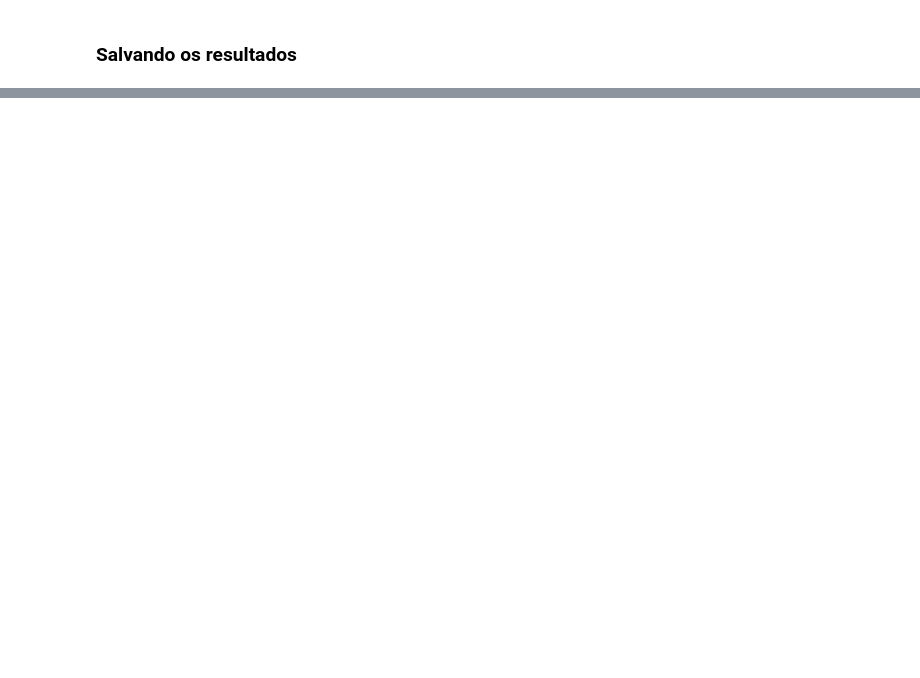
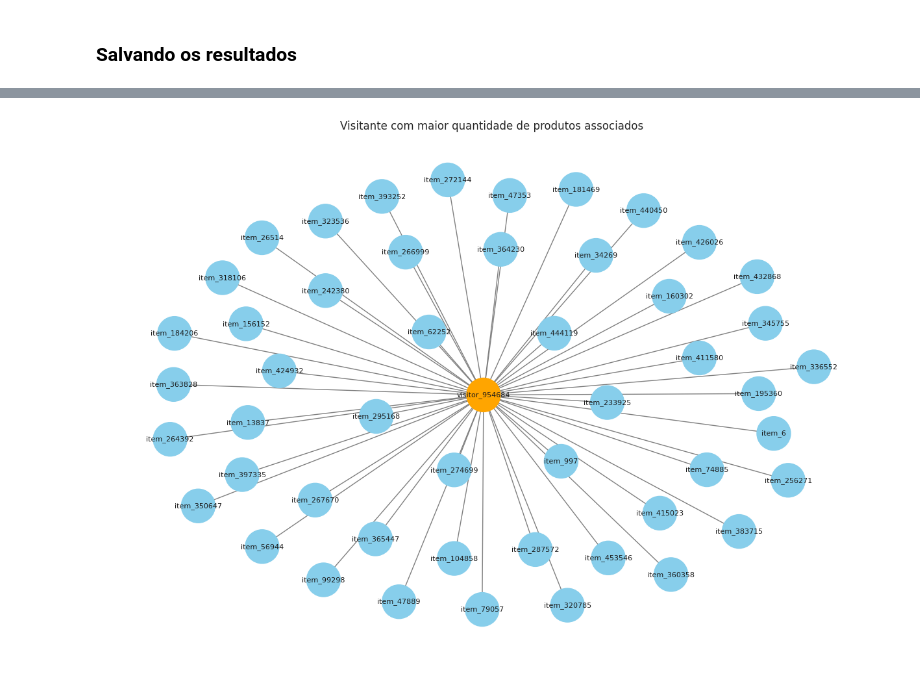
Before and after one commit to sandydiamantino/retailrocket-topsis, a Jupyter notebook: retailrocket_topsis.ipynb, the cells around one changed output, grey strips where cells are left out. Drawn from its saved outputs; the diff is of its cells as text; code cells hidden in the pictures; blank space fills up the shorter version.

```diff
--- a/retailrocket_topsis.ipynb
+++ b/retailrocket_topsis.ipynb
@@ -558,0 +688,10 @@ print('Tabelas exploratórias salvas em /content.')
+# %%
+edge_data['visitor_node'] = (
+    'visitor_' + edge_data['visitorid'].astype(str)
+)
+
+edge_data['item_node'] = (
+    'item_' + edge_data['itemid'].astype(str)
+)
+
+edge_data.head()
@@ -558,0 +963,60 @@ print('Tabelas exploratórias salvas em /content.')
+# %%
+# Selecionando aquele que visitou mais produtos
+products_per_visitor = (
+    edge_data
+    .groupby('visitor_node')['item_node']
+    .nunique()
+    .sort_values(ascending=False)
+)
+
+selected_visitor = products_per_visitor.idxmax()
+
+print('Visitante selecionado:', selected_visitor)
+print(
+    'Quantidade de produtos:',
+    products_per_visitor.loc[selected_visitor]
+)
+
+selected_products = list(
+    G.neighbors(selected_visitor)
+)
+
+print('Produtos associados:')
+for product in selected_products:
+    print(product)
+
+small_nodes = [selected_visitor] + selected_products
+
+G_small = G.subgraph(small_nodes).copy()
+
+print('Nós no subgrafo:', G_small.number_of_nodes())
+print('Arestas no subgrafo:', G_small.number_of_edges())
+
+plt.figure(figsize=(12, 8))
+
+positions = nx.spring_layout(
+    G_small,
+    seed=42
+)
+
+node_colors = []
+
+for node in G_small.nodes():
+    if G_small.nodes[node].get('node_type') == 'visitor':
+        node_colors.append('orange')
+    else:
+        node_colors.append('skyblue')
+
+nx.draw(
+    G_small,
+    positions,
+    with_labels=True,
+    node_color=node_colors,
+    node_size=1400,
+    font_size=8,
+    edge_color='gray'
+)
+
+plt.title('Visitante com maior quantidade de produtos associados')
+plt.show()
+# %% [output]
@@ -558,0 +1040 @@ print('Tabelas exploratórias salvas em /content.')
+[figure, added]
```
Also changed, not shown: parts of 82 cells of this notebook.
